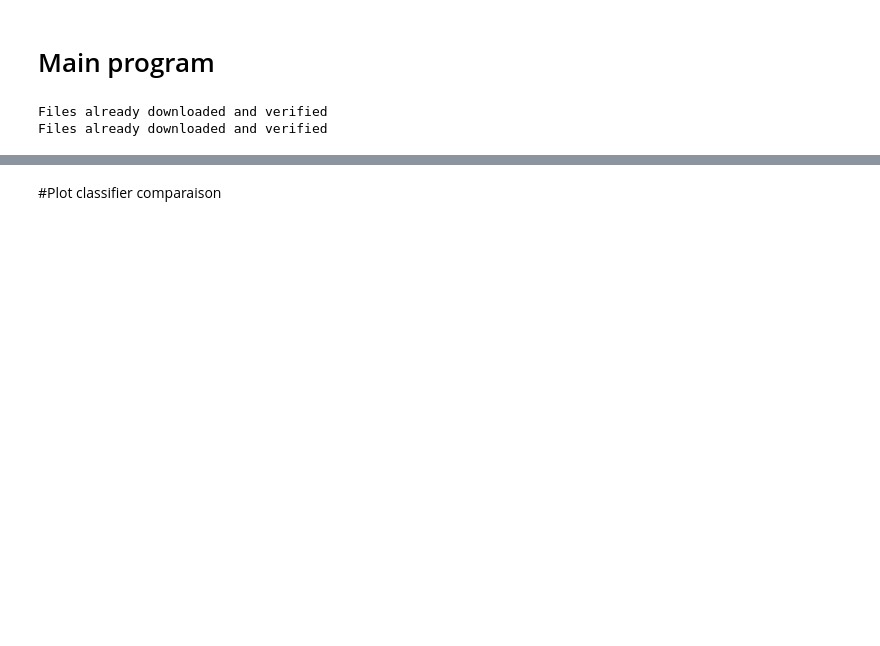
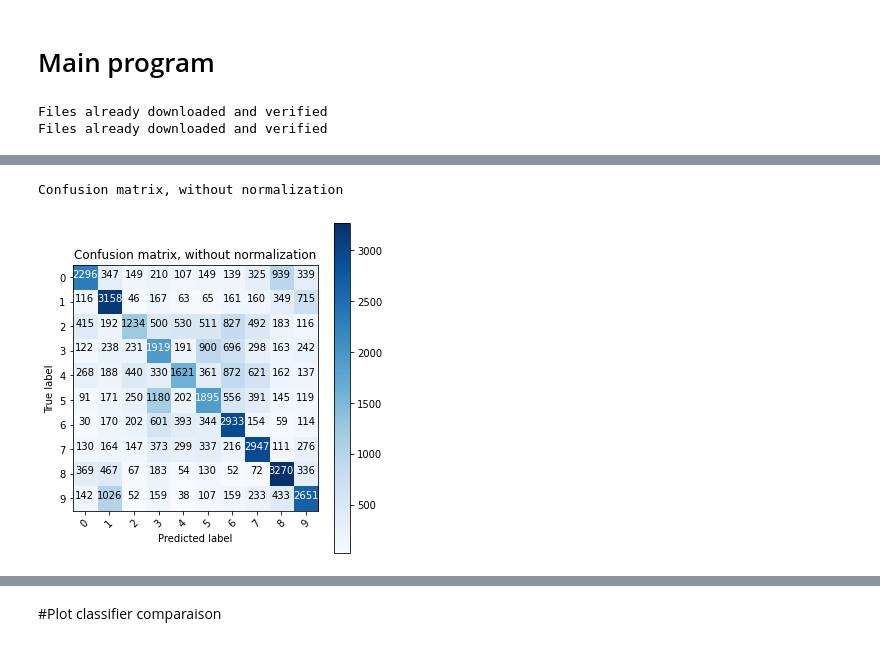
Before and after one commit to cosmina98/PhD, a Jupyter notebook: MLP_Wrapped_update/Wrapped_up_MLP.ipynb, the cells around one changed output, grey strips where cells are left out. Drawn from its saved outputs; the diff is of its cells as text; code cells hidden in the pictures; blank space fills up the shorter version.

```diff
--- a/MLP_Wrapped_update/Wrapped_up_MLP.ipynb
+++ b/MLP_Wrapped_update/Wrapped_up_MLP.ipynb
@@ -35,6 +35,8 @@ from torchvision import transforms
 import torchvision.datasets as datasets
 
 from sklearn import metrics
+from sklearn.metrics import accuracy_score
+
 from sklearn import decomposition
 from sklearn import manifold
 from tqdm.notebook import trange, tqdm
@@ -48,6 +50,7 @@ import numpy as np
 import copy
 import random
 import time
+import pandas as pd
 
 import itertools
 from functools import reduce
@@ -69,16 +72,16 @@ from torch.optim.sgd import SGD
 
 
 
-plt.rcParams['figure.figsize'] = [10, 20]
+plt.rcParams['figure.figsize'] = [5, 5]
 # %%
 device = torch.device('cuda' if torch.cuda.is_available() else 'cpu')
 # %% [markdown]
 # Main program
 # %%
 def get_classification_report(y, y_pred):
-        y_prime = np.stack([np.stack([d for d in d_]) for d_ in y]).flatten()
-        y_pred_prime=np.stack([np.stack([d for d in d_]) for d_ in y_pred]).flatten()
-        print(classification_report(y_prime, y_pred_prime))
+       # y_prime = np.stack([np.stack([d for d in d_]) for d_ in y]).flatten()
+       # y_pred_prime=np.stack([np.stack([d for d in d_]) for d_ in y_pred]).flatten()
+        print(classification_report(y, y_pred))
 
 
 def plot_confusion_matrix(cm, classes,
@@ -95,7 +98,7 @@ def plot_confusion_matrix(cm, classes,
     else:
         print('Confusion matrix, without normalization')
 
-    print(cm)
+    #print(cm)
 
     plt.imshow(cm, interpolation='nearest', cmap=cmap)
     plt.title(title)
@@ -117,15 +120,15 @@ def plot_confusion_matrix(cm, classes,
 
 
 def get_confusion_matrix(y, y_pred, plot=True):
-      y_prime = np.stack([np.stack([d for d in d_]) for d_ in y]).flatten()
-      y_pred_prime=np.stack([np.stack([d for d in d_]) for d_ in y_pred]).flatten()
-      cnf_matrix = confusion_matrix(y_prime, y_pred_prime,labels=np.arange(10))
+      #y_prime = np.stack([np.stack([d for d in d_]) for d_ in y]).flatten()
+      #y_pred_prime=np.stack([np.stack([d for d in d_]) for d_ in y_pred]).flatten()
+      cnf_matrix = confusion_matrix(y, y_pred,labels=np.arange(10))
       np.set_printoptions(precision=2)
+      #print(cnf_matrix)
       # Plot non-normalized confusion matrix
       if plot==True:
         plt.figure()
-        plot_confusion_matrix(cnf_matrix, classes=['plane', 'car', 'bird', 'cat',
-                            'deer', 'dog', 'frog', 'horse', 'ship', 'truck'],
+        plot_confusion_matrix(cnf_matrix, classes=np.arange(len(torch.unique(torch.tensor(y_pred)))),
                               title='Confusion matrix, without normalization')
 # %%
 
@@ -422,0 +411,7 @@ class Neural_Network(object):
+# %%
+model=Neural_Network()
+model.classifier=MLPClassifer(input_dim=reduce(operator.mul,trainset.data[1].shape), output_dim=len(torch.unique(torch.tensor(trainset.targets))))
+model.optimiser=Optimiser('adam', model.classifier, learning_rate=1e-4).optimiser
+model.loss_function = nn.CrossEntropyLoss()
+model.fit(X_train , y_train)
+print("Overall Accuracy", model.score(X_test, y_test))
@@ -422,0 +439,2 @@ class Neural_Network(object):
+# %%
+y_pred= (model.predict(X_test).numpy())
@@ -422,0 +460,5 @@ class Neural_Network(object):
+# %%
+get_confusion_matrix(y_test, y_pred, plot=True)
+# %% [output]
+Confusion matrix, without normalization
+[figure, added]
```
Also changed, not shown: parts of 14 cells of this notebook.
